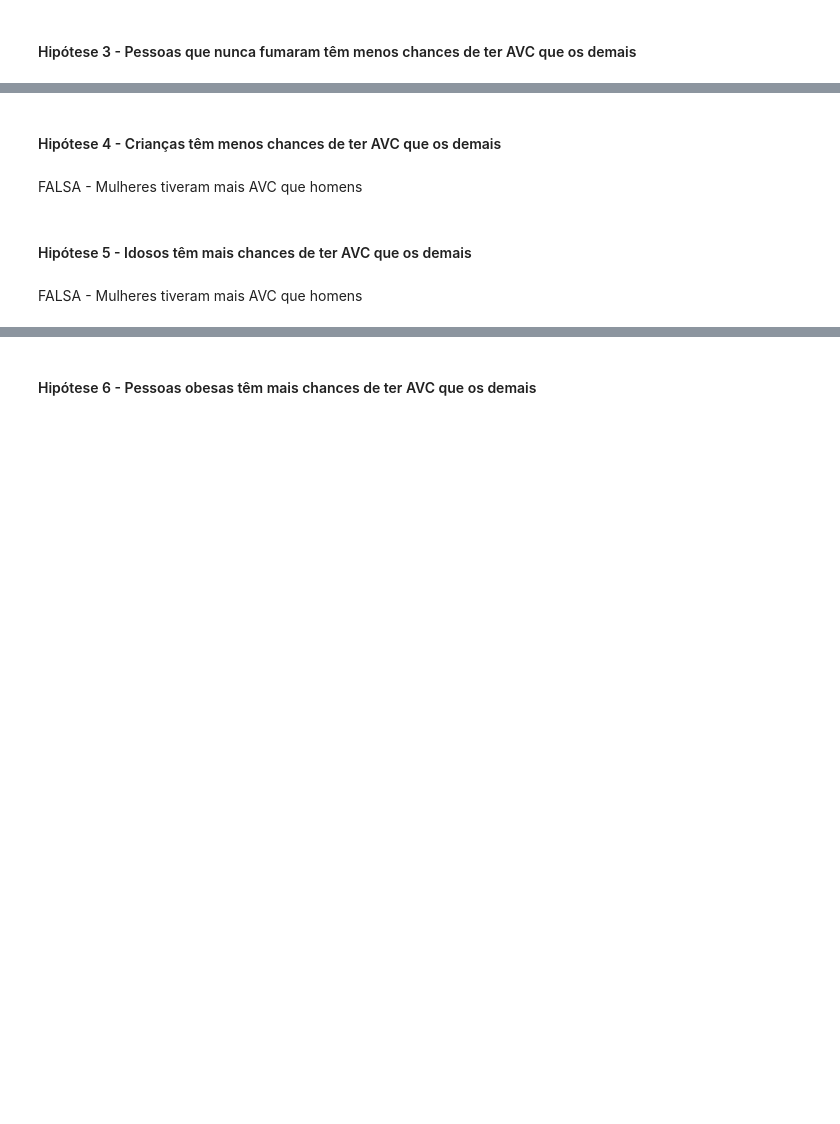
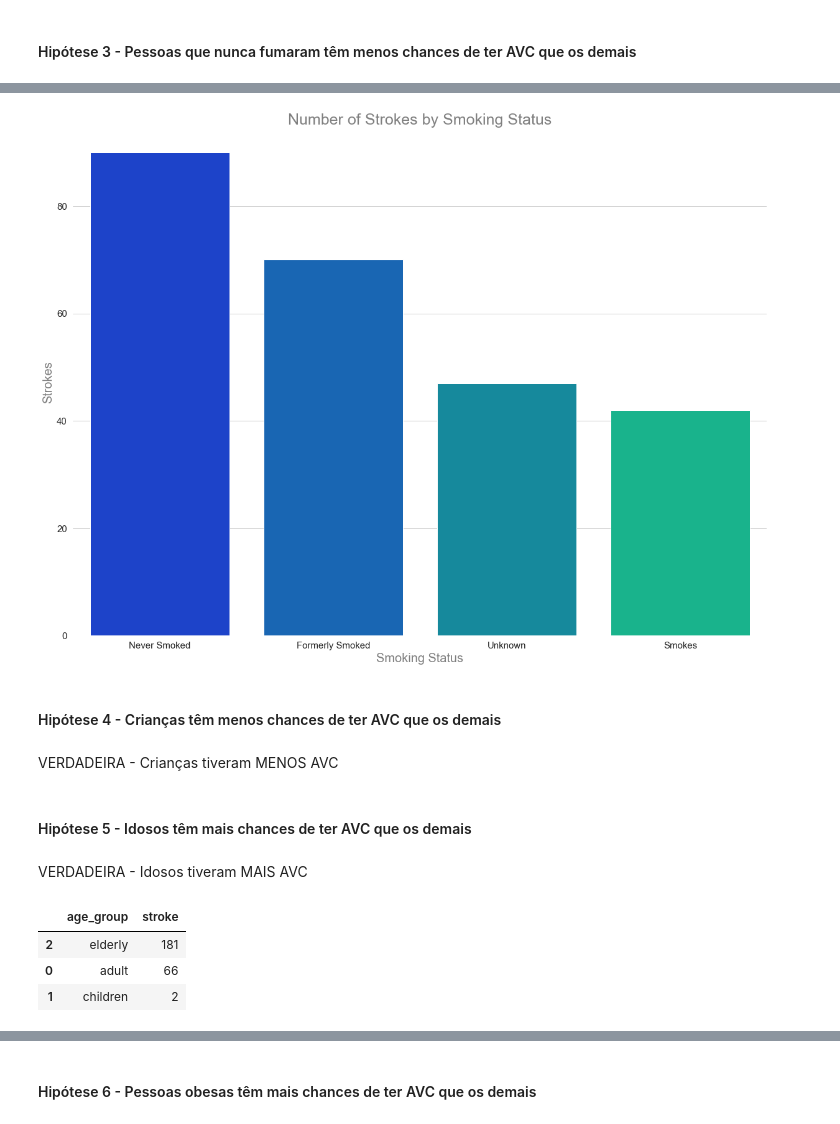
Before and after one commit to lucasanhenrique/stroke_prediction, a Jupyter notebook: notebook/stroke_prediction.ipynb, the cells around one changed output, grey strips where cells are left out. Saved outputs shown, nothing was run; the diff lists cells and outputs as text; code cells hidden in the pictures; blank space fills up the shorter version.

```diff
--- a/notebook/stroke_prediction.ipynb
+++ b/notebook/stroke_prediction.ipynb
@@ -453,0 +469,3 @@ FALSA - Mulheres tiveram mais AVC que homens
+# %%
+aux1 = df4[df4['stroke'] == 1][['smoking_status', 'stroke']].groupby('smoking_status').sum().reset_index().sort_values(by = 'stroke', ascending = False)
+aux1
@@ -454,8 +478,27 @@ FALSA - Mulheres tiveram mais AVC que homens
+# %%
+sns.barplot(x = 'smoking_status', y = 'stroke', data = aux1, palette = 'winter')
+sns.despine(bottom = True, left = True)
+plt.title('Number of Strokes by Smoking Status', size = 25, color = 'gray')
+plt.xlabel("Smoking Status", size = 20, color = 'grey')
+plt.ylabel("Strokes", size = 20, color = 'grey')
+plt.xticks(np.arange(4), ['Never Smoked', 'Formerly Smoked', 'Unknown', 'Smokes'], size = 15)
+plt.xticks(size = 15)
+plt.yticks(size = 15);
+# %% [output]
+[figure, added]
 # %% [markdown]
 #### Hipótese 4 - Crianças têm menos chances de ter AVC que os demais
-# %% [markdown]
-FALSA - Mulheres tiveram mais AVC que homens
+# %% [markdown]
+VERDADEIRA - Crianças tiveram MENOS AVC
 # %% [markdown]
 #### Hipótese 5 - Idosos têm mais chances de ter AVC que os demais
-# %% [markdown]
-FALSA - Mulheres tiveram mais AVC que homens
+# %% [markdown]
+VERDADEIRA - Idosos tiveram MAIS AVC
+# %%
+aux2 = df4[df4['stroke'] == 1][['age_group', 'stroke']].groupby('age_group').sum().reset_index().sort_values(by = 'stroke', ascending = False)
+aux2
+# %% [output]
+|  | age_group | stroke |
+| 2 | elderly | 181 |
+| 0 | adult | 66 |
+| 1 | children | 2 |
```
Also changed, not shown: parts of 55 cells of this notebook.
